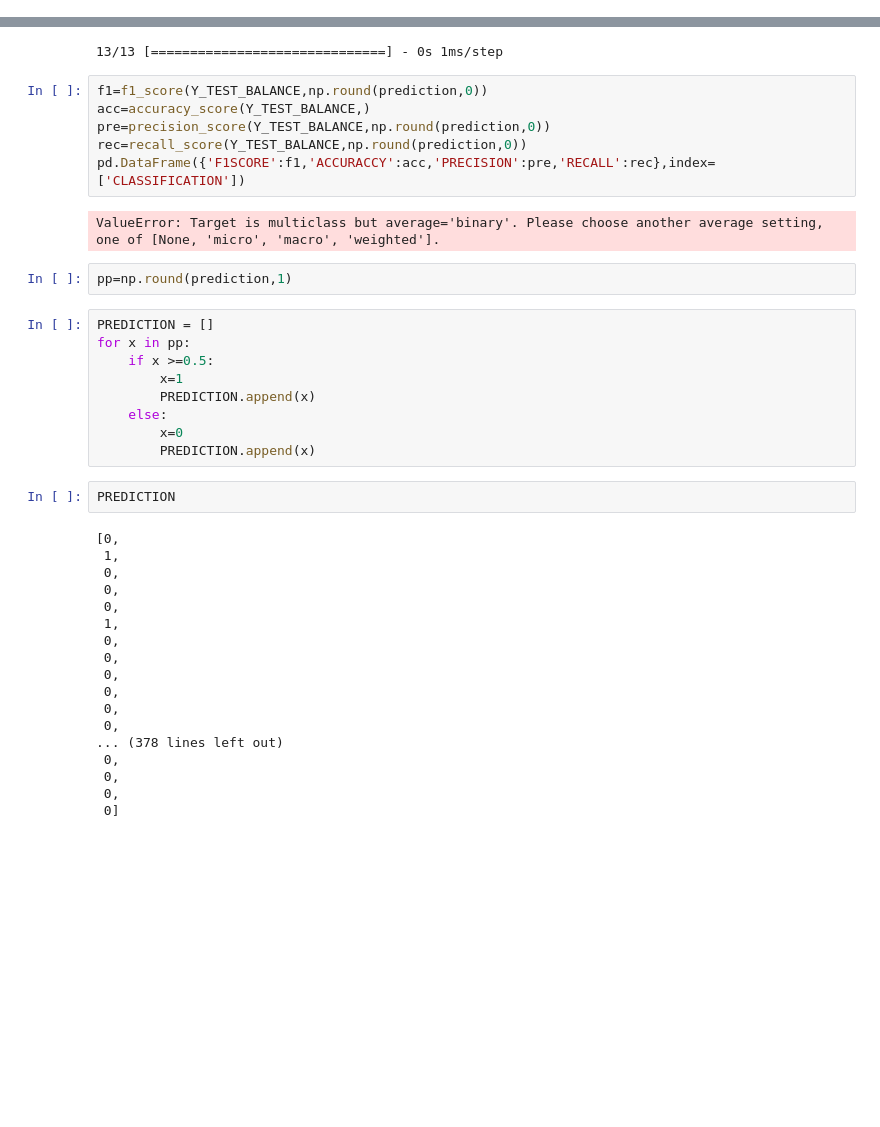
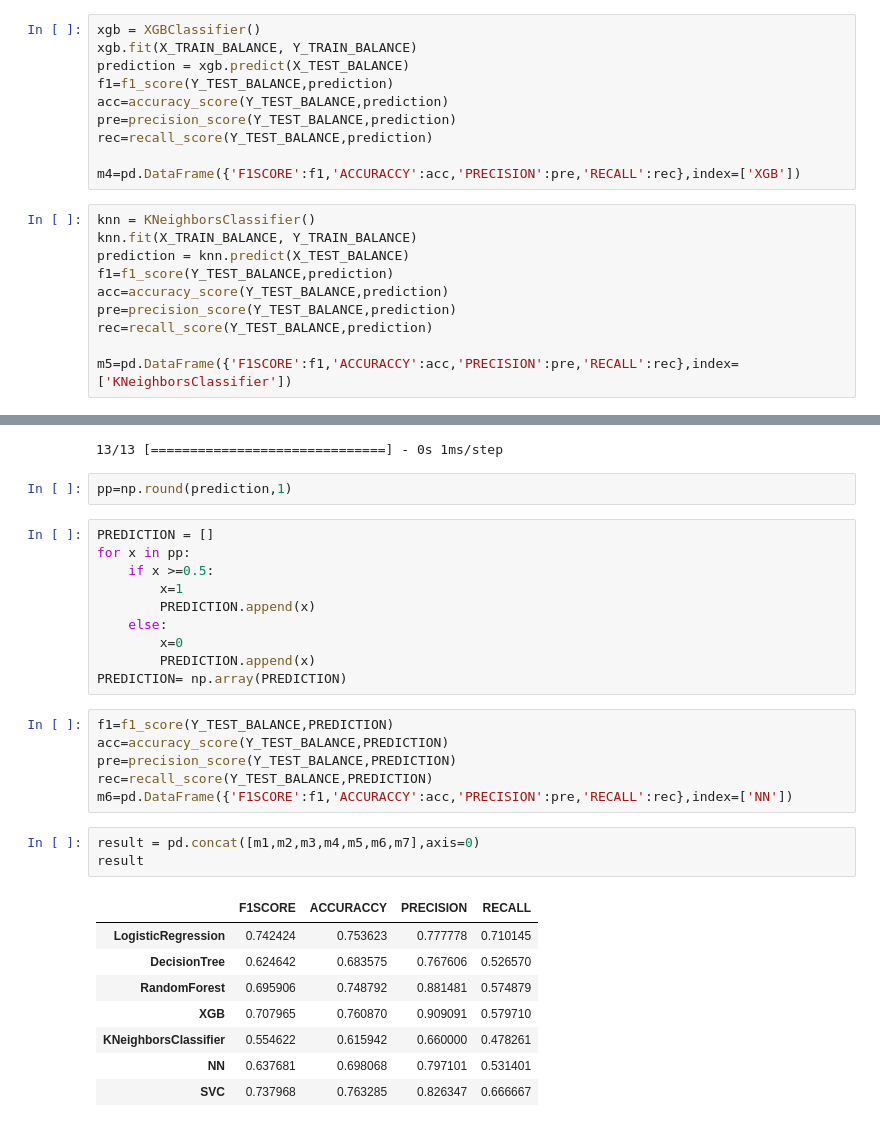
Before and after one commit to isoori/In-Hospital-Mortality-Prediction, a Jupyter notebook: Hospital.ipynb, the cells around one changed output, grey strips where cells are left out. Drawn from its saved outputs; the diff is of its cells as text; blank space fills up the shorter version.

```diff
--- a/Untitled.ipynb
+++ b/Hospital.ipynb
@@ -193,3 +203,23 @@ pd.DataFrame({'F1SCORE':f1,'ACCURACCY':acc,'PRECISION':pre,'RECALL':rec},index=[
+# %%
+xgb = XGBClassifier()
+xgb.fit(X_TRAIN_BALANCE, Y_TRAIN_BALANCE)
+prediction = xgb.predict(X_TEST_BALANCE)
+f1=f1_score(Y_TEST_BALANCE,prediction)
+acc=accuracy_score(Y_TEST_BALANCE,prediction)
+pre=precision_score(Y_TEST_BALANCE,prediction)
+rec=recall_score(Y_TEST_BALANCE,prediction)
+
+m4=pd.DataFrame({'F1SCORE':f1,'ACCURACCY':acc,'PRECISION':pre,'RECALL':rec},index=['XGB'])
+# %%
+knn = KNeighborsClassifier()
+knn.fit(X_TRAIN_BALANCE, Y_TRAIN_BALANCE)
+prediction = knn.predict(X_TEST_BALANCE)
+f1=f1_score(Y_TEST_BALANCE,prediction)
+acc=accuracy_score(Y_TEST_BALANCE,prediction)
+pre=precision_score(Y_TEST_BALANCE,prediction)
+rec=recall_score(Y_TEST_BALANCE,prediction)
+
+m5=pd.DataFrame({'F1SCORE':f1,'ACCURACCY':acc,'PRECISION':pre,'RECALL':rec},index=['KNeighborsClassifier'])
 # %%
 model = Sequential()
 model.add(Dense(10,activation='relu'))
@@ -221,14 +251,6 @@ Epoch 200/200
 prediction = model.predict(X_TEST_BALANCE)
 # %% [output]
 13/13 [==============================] - 0s 1ms/step
-# %%
-f1=f1_score(Y_TEST_BALANCE,np.round(prediction,0))
-acc=accuracy_score(Y_TEST_BALANCE,)
-pre=precision_score(Y_TEST_BALANCE,np.round(prediction,0))
-rec=recall_score(Y_TEST_BALANCE,np.round(prediction,0))
-pd.DataFrame({'F1SCORE':f1,'ACCURACCY':acc,'PRECISION':pre,'RECALL':rec},index=['CLASSIFICATION'])
-# %% [output]
-ValueError: Target is multiclass but average='binary'. Please choose another average setting, one of [None, 'micro', 'macro', 'weighted'].
 # %%
 pp=np.round(prediction,1)
 # %%
@@ -240,23 +262,22 @@ for x in pp:
     else:
         x=0
         PREDICTION.append(x)
+PREDICTION= np.array(PREDICTION)
-# %%
-PREDICTION
-# %% [output]
-[0,
- 1,
- 0,
- 0,
- 0,
- 1,
- 0,
- 0,
- 0,
- 0,
- 0,
- 0,
-... (378 lines left out)
- 0,
- 0,
- 0,
- 0]
+# %%
+f1=f1_score(Y_TEST_BALANCE,PREDICTION)
+acc=accuracy_score(Y_TEST_BALANCE,PREDICTION)
+pre=precision_score(Y_TEST_BALANCE,PREDICTION)
+rec=recall_score(Y_TEST_BALANCE,PREDICTION)
+m6=pd.DataFrame({'F1SCORE':f1,'ACCURACCY':acc,'PRECISION':pre,'RECALL':rec},index=['NN'])
+# %%
+result = pd.concat([m1,m2,m3,m4,m5,m6,m7],axis=0)
+result
+# %% [output]
+|  | F1SCORE | ACCURACCY | PRECISION | RECALL |
+| LogisticRegression | 0.742424 | 0.753623 | 0.777778 | 0.710145 |
+| DecisionTree | 0.624642 | 0.683575 | 0.767606 | 0.526570 |
+| RandomForest | 0.695906 | 0.748792 | 0.881481 | 0.574879 |
+| XGB | 0.707965 | 0.760870 | 0.909091 | 0.579710 |
+| KNeighborsClassifier | 0.554622 | 0.615942 | 0.660000 | 0.478261 |
+| NN | 0.637681 | 0.698068 | 0.797101 | 0.531401 |
+| SVC | 0.737968 | 0.763285 | 0.826347 | 0.666667 |
```
Also changed, not shown: parts of 14 cells of this notebook.
